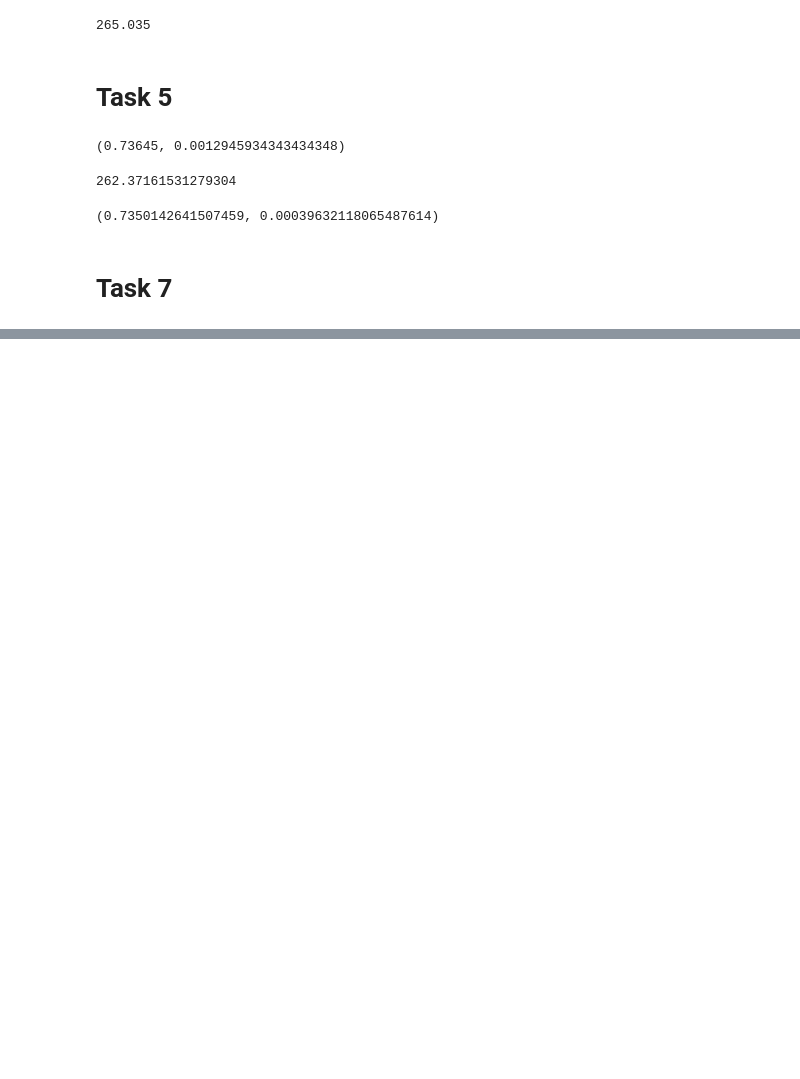
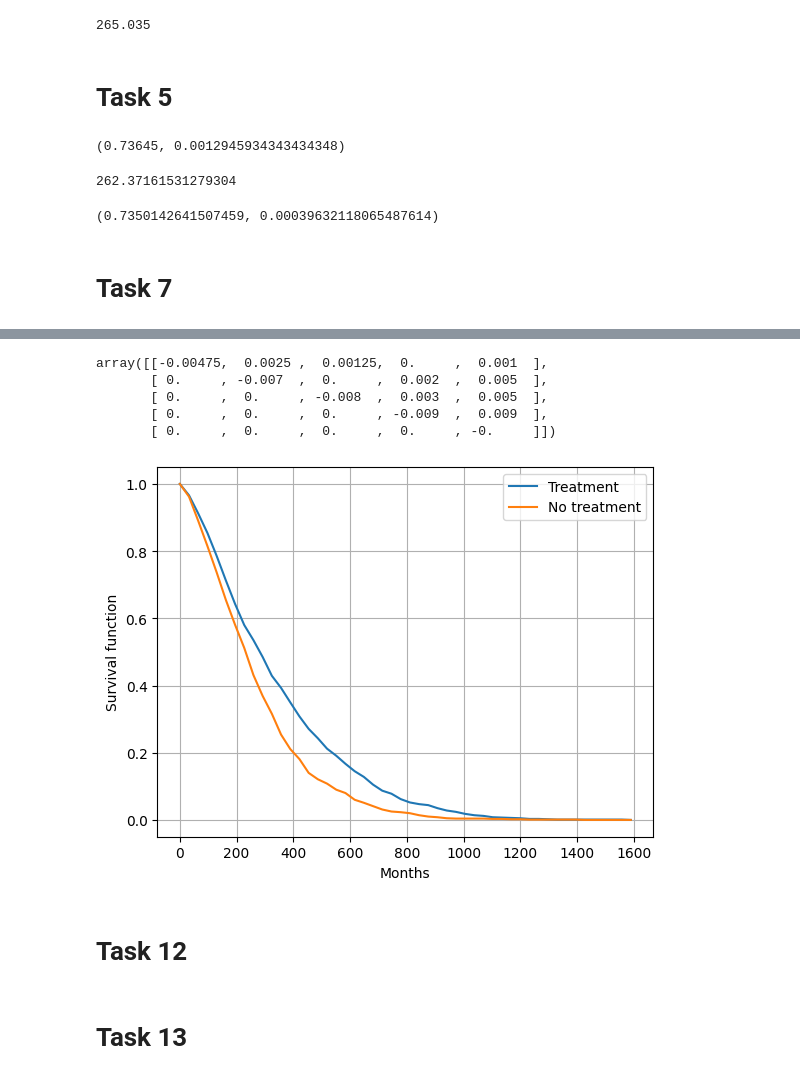
Before and after one commit to AgnesOlsen/02443_Stocastic_Simulation, a Jupyter notebook: Notebooks Project 1/Signe1.ipynb, the cells around one changed output, grey strips where cells are left out. Drawn from its saved outputs; the diff is of its cells as text; code cells hidden in the pictures; blank space fills up the shorter version.

```diff
--- a/Notebooks Project 1/Signe1.ipynb
+++ b/Notebooks Project 1/Signe1.ipynb
@@ -214,0 +383,16 @@ Q = np.array([
+# %%
+Q9 = np.array([
+    [0.0, 0.0025, 0.00125, 0.0,   0.001],
+    [0.0, 0.0,    0.0,     0.002, 0.005],
+    [0.0, 0.0,    0.0,     0.003, 0.005],
+    [0.0, 0.0,    0.0,     0.0,   0.009],
+    [0.0, 0.0,    0.0,     0.0,   0.0]
+])
+
+diag_elements(Q9)
+# %% [output]
+array([[-0.00475,  0.0025 ,  0.00125,  0.     ,  0.001  ],
+       [ 0.     , -0.007  ,  0.     ,  0.002  ,  0.005  ],
+       [ 0.     ,  0.     , -0.008  ,  0.003  ,  0.005  ],
+       [ 0.     ,  0.     ,  0.     , -0.009  ,  0.009  ],
+       [ 0.     ,  0.     ,  0.     ,  0.     , -0.     ]])
@@ -214,0 +405,35 @@ Q = np.array([
+# %%
+life_time_9 = np.array(life_time_9)
+# %%
+def d_t(life_time, t):
+    s =life_time<=t
+    return np.sum(s)
+# %%
+max_t = np.max(life_time_9)
+times = np.linspace(0,max_t)
+S_t = []
+for t in times:
+    S_t.append((1000-d_t(life_time_9,t))/1000)
+# %%
+# Survival no treatment
+np.random.rand(42)
+life_time_9_notreat = []
+for i in range(1000):
+    X = sim_lifetime_women_rate(Q)
+    life_time_9_notreat.append(X[-1][0])
+
+S_t_notreat = []
+for t in times:
+    S_t_notreat.append((1000-d_t(life_time_9_notreat,t))/1000)
+# %%
+plt.plot(times, S_t, label= "Treatment")
+plt.plot(times, S_t_notreat, label= "No treatment")
+plt.xlabel("Months")
+plt.ylabel("Survival function")
+plt.grid()
+plt.legend()
+plt.show()
+# %% [output]
+[figure, added]
+# %% [markdown]
+# Task 12
@@ -214,0 +479,2 @@ Q = np.array([
+# %% [markdown]
+# Task 13
```
Also changed, not shown: parts of 19 cells of this notebook, 1 other file.
